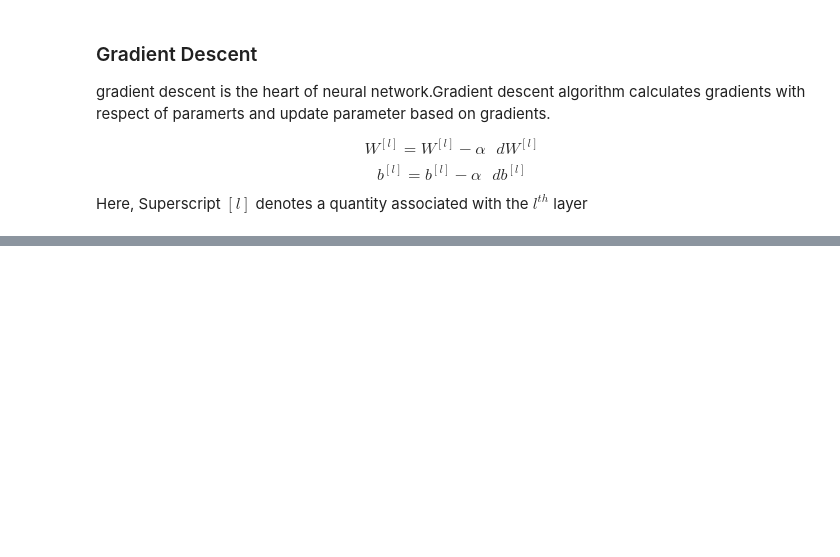
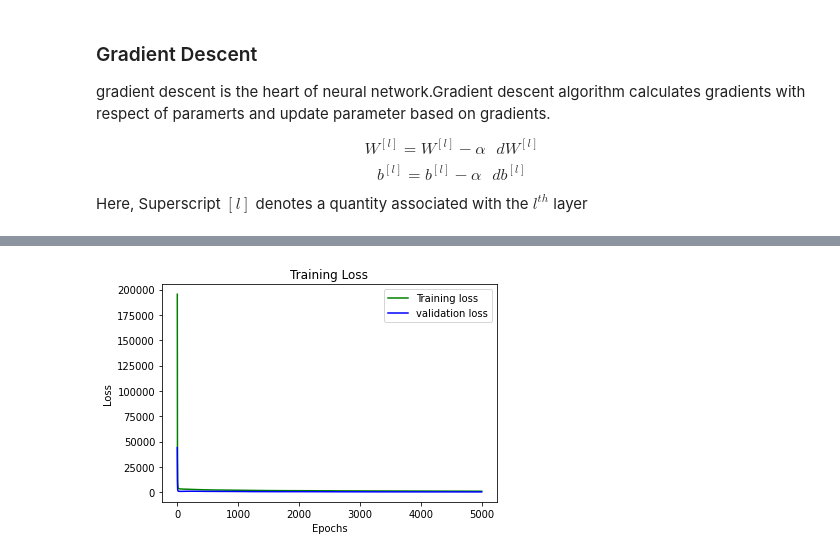
Before and after one commit to TakshPanchal/jax_notebooks, a Jupyter notebook: simple_mlp.ipynb, the cells around one changed output, grey strips where cells are left out. Saved outputs shown, nothing was run; the diff lists cells and outputs as text; code cells hidden in the pictures; blank space fills up the shorter version.

```diff
--- a/simple_mlp.ipynb
+++ b/simple_mlp.ipynb
@@ -326,5 +323,5 @@ def accuracy(params, X, Y):
 # %%
-def train(train_images, train_labels, params, epochs = 10, batch_size = 256):
+def train(train_images, train_labels, test_images, test_labels, params, lr = 0.001, epochs = 10, batch_size = 256, n_classes = 10):
     """traing loop for MLP model
 
     Args:
@@ -339,10 +336,11 @@ def train(train_images, train_labels, params, epochs = 10, batch_size = 256):
     # print(params)
     n_samples = train_images.shape[0]
     train_losses = []
-
+    eval_losses = []
+    train_acc = []
+    eval_acc = []
     # loop over epochs
     for _ in trange(epochs):
-        total_loss = 0  # total loss per epoch
         # loop over batches
         for batch_i in range(0, n_samples, batch_size):
             # slice batch data
@@ -350,16 +348,24 @@ def train(train_images, train_labels, params, epochs = 10, batch_size = 256):
             batch_images = train_images[batch_i: batch_end_idx]
             batch_labels = train_labels[batch_i: batch_end_idx]
 
+            batch_labels = jax.nn.one_hot(batch_labels, n_classes) # one hot encode labels encode labels
+
             # push NumPy explicitly to GPU
             batch_images = jax.device_put(batch_images)
             batch_labels = jax.device_put(batch_labels)
 
             loss = loss_fn(params, batch_images, batch_labels)
             grads = grad_calculation(params, batch_images, batch_labels)
-            params = gradient_decend(params,grads)
+            params = gradient_decend(params,grads, lr = lr)
 
-            total_loss += loss
+        # Evalutation with test dataset
+        eval_loss, acc = evaluate(test_images, test_labels, params)
+        eval_losses.append(eval_loss)
+        eval_acc.append(acc)
 
-        train_losses.append(total_loss)
+        # Evaluation with train dataset
+        train_loss, acc = evaluate(train_images, train_labels, params)
+        train_losses.append(train_loss)
+        train_acc.append(acc)
 
-    return params, train_losses
+    return params, train_losses, eval_losses, train_acc, eval_acc
@@ -386,14 +377,16 @@ def evaluate(eval_images,true_labels, params):
 # %%
-epochs = 1000
+epochs = 5000
 batch_size = 256
+learning_rate = 0.00001
 n_features = im_shape[0] * im_shape[1]
-layers = [n_features, 32, 32, n_classes]
+
+layers = [n_features, 32, 16, n_classes]
 
 params = init_params(layers,42)
 print("Layers shapes are - ", jax.tree_map(lambda p: p.shape,params))
 
-X_train_flattern = X_train.reshape(-1, n_features) # one hot encode labels encode labels
-y_train_encoded = jax.nn.one_hot(y_train, n_classes) # flattern inputs
+X_train_flattern = X_train.reshape(-1, n_features) # flattern inputs
+X_test_flattern = X_test.reshape(-1, n_features) # flattern inputs
 
-params, loss_train = train(X_train_flattern, y_train_encoded, params, epochs = epochs)
+params, loss_train, loss_eval, train_acc, eval_acc = train(X_train_flattern, y_train, X_test_flattern, y_test, params, epochs = epochs, lr = learning_rate)
 # %% [output]
@@ -403,9 +409,11 @@ eval_loss, eval_acc = evaluate(X_train_flattern, y_train, params)
 # %%
 epochs_range = range(1, epochs + 1)
 plt.plot(epochs_range, loss_train, 'g', label='Training loss')
-# plt.plot(epochs, loss_val, 'b', label='validation loss')
+plt.plot(epochs_range, loss_eval, 'b', label='validation loss')
 plt.title('Training Loss')
 plt.xlabel('Epochs')
 plt.ylabel('Loss')
 plt.legend()
 plt.show()
+# %% [output]
+[figure, added]
```
Also changed, not shown: parts of 15 cells of this notebook.
